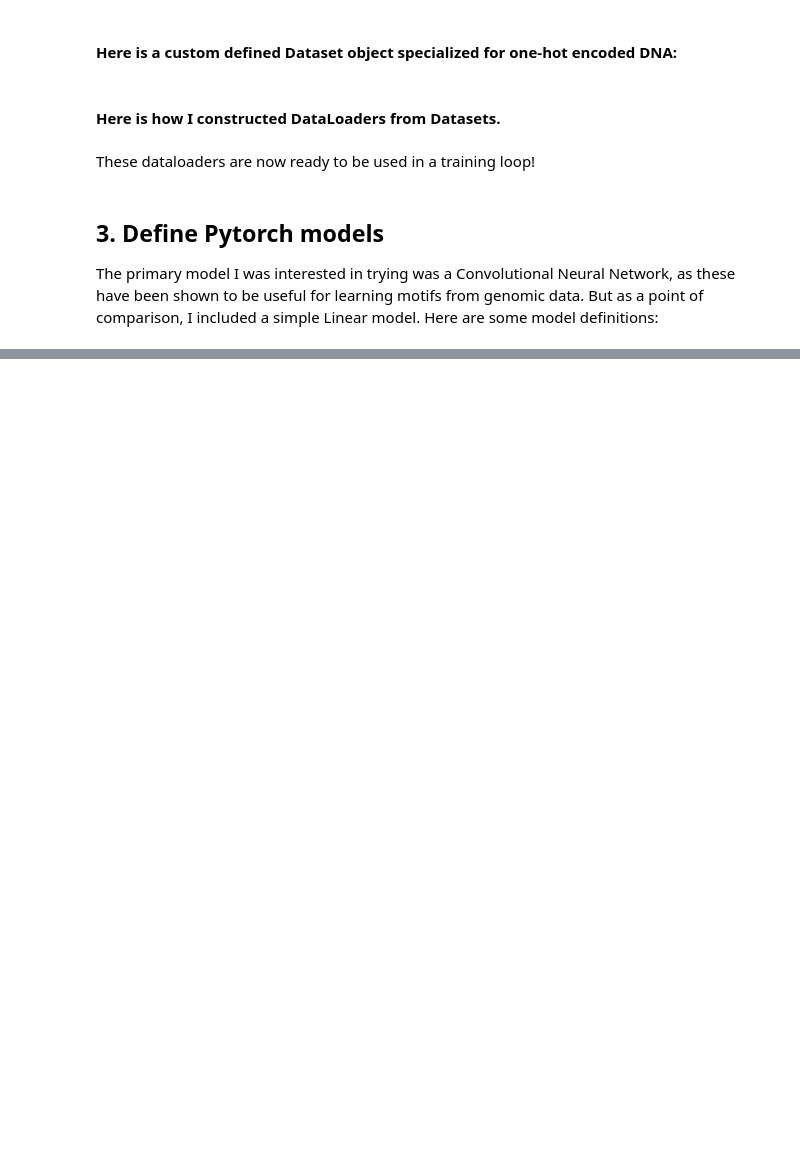
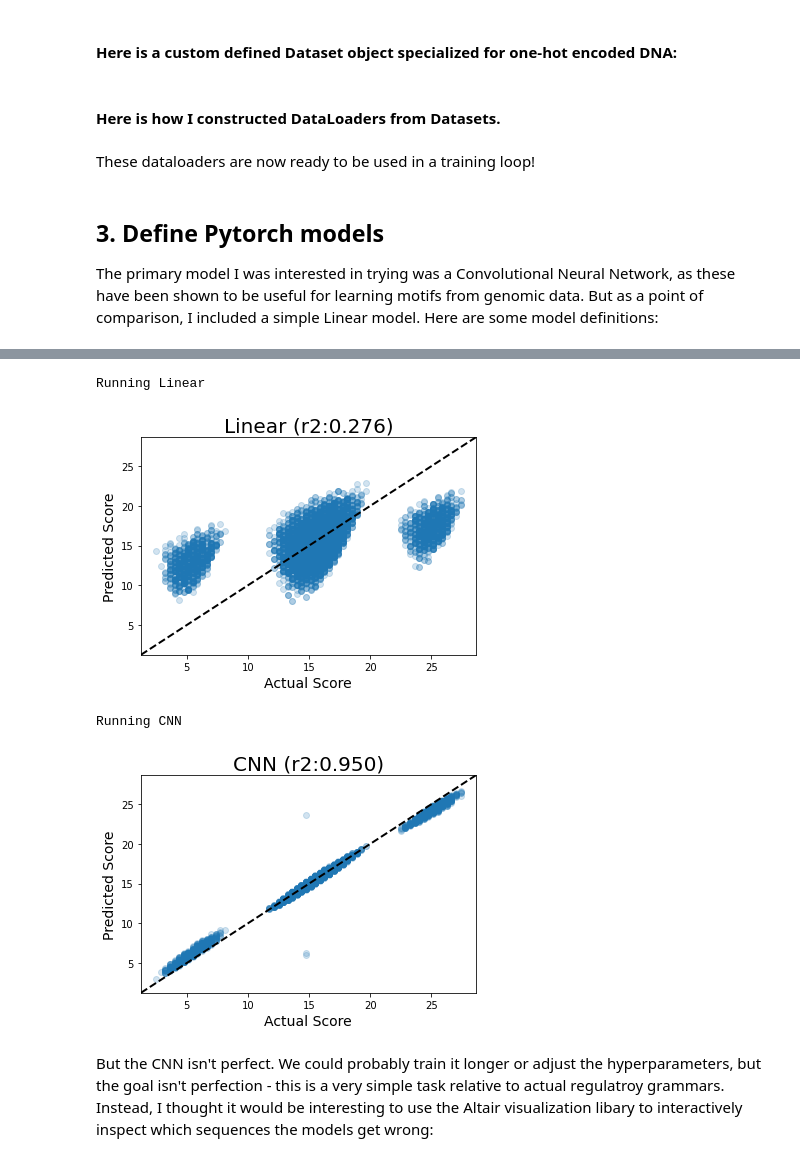
Before and after one commit to erinhwilson/dna-pytorch-tutorial, a Jupyter notebook: basic_DNA_tutorial.ipynb, the cells around one changed output, grey strips where cells are left out. Cells and saved outputs as stored; diff of their text form; code cells hidden in the pictures; blank space fills up the shorter version.

```diff
--- a/basic_DNA_tutorial.ipynb
+++ b/basic_DNA_tutorial.ipynb
@@ -576,4 +328,0 @@ quick_loss_plot([lin_data_label])
-# %%
-dna = "GGGGGGGG"
-dna_oh = torch.tensor(one_hot_encode(dna)).unsqueeze(0).float().to(DEVICE)
-model_lin(dna_oh)
@@ -583,0 +636,27 @@ quic
+# %%
+# oracle dict of true score for each seq
+oracle = dict(mer8[['seq','score']].values)
+
+def quick_seq_pred(model, desc, seqs, oracle):
+    '''
+    Given a model and some sequences, get the model's predictions
+    for those sequences and compare to the oracle (true) output
+    '''
+    print(f"__{desc}__")
+    for dna in seqs:
+        s = torch.tensor(one_hot_encode(dna)).unsqueeze(0).to(DEVICE)
+        pred = model(s.float())
+        actual = oracle[dna]
+        diff = pred.item() - actual
+        print(f"{dna}: pred:{pred.item():.3f} actual:{actual:.3f} ({diff:.3f})")
+
+def quick_8mer_pred(model, oracle):
+    seqs1 = ("poly-X seqs",['AAAAAAAA', 'CCCCCCCC','GGGGGGGG','TTTTTTTT'])
+    seqs2 = ("other seqs", ['AACCAACA','CCGGTGAG','GGGTAAGG', 'TTTCGTTT'])
+    seqsTAT = ("with TAT motif", ['TATAAAAA','CCTATCCC','GTATGGGG','TTTATTTT'])
+    seqsGCG = ("with GCG motif", ['AAGCGAAA','CGCGCCCC','GGGCGGGG','TTGCGTTT'])
+    TATGCG =  ("both TAT and GCG",['ATATGCGA','TGCGTATT'])
+
+    for desc,seqs in [seqs1, seqs2, seqsTAT, seqsGCG, TATGCG]:
+        quick_seq_pred(model, desc, seqs, oracle)
+        print()
@@ -583,0 +779,14 @@ quic
+# %%
+seqs = test_df['seq'].values
+models = [
+    ("Linear", model_lin),
+    ("CNN", model_cnn)
+]
+parity_pred(models, seqs, oracle)
+# %% [output]
+Running Linear
+[figure, added]
+Running CNN
+[figure, added]
+# %% [markdown]
+But the CNN isn't perfect. We could probably train it longer or adjust the hyperparameters, but the goal isn't perfection - this is a very simple task relative to actual regulatroy grammars. Instead, I thought it would be interesting to use the Altair visualization libary to interactively inspect which sequences the models get wrong:
```
Also changed, not shown: parts of 52 cells of this notebook, 4 other files.
